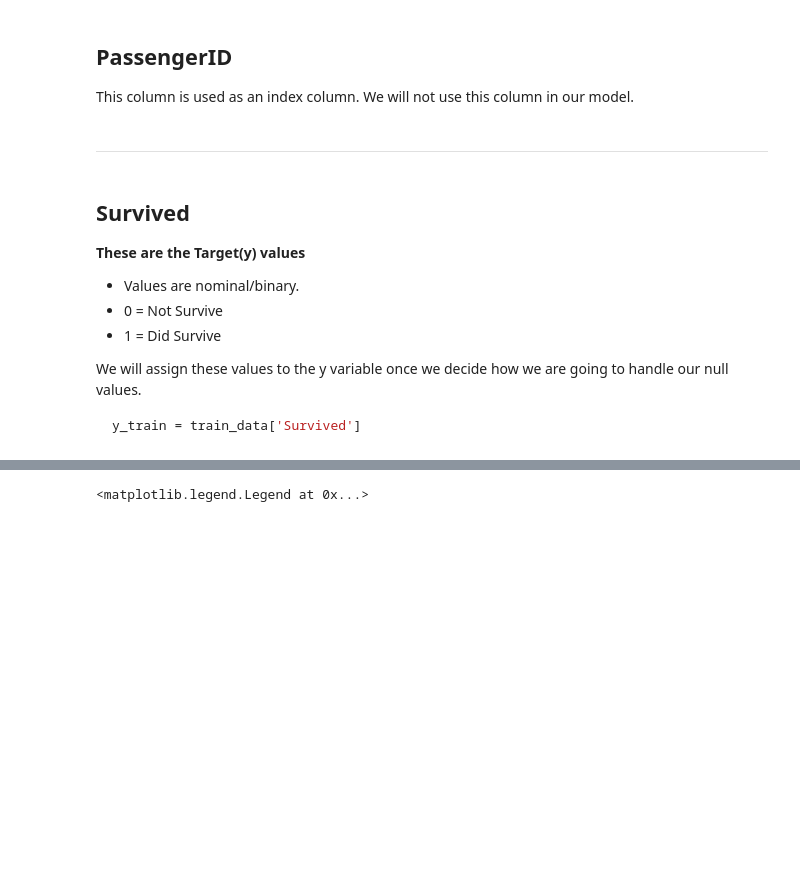
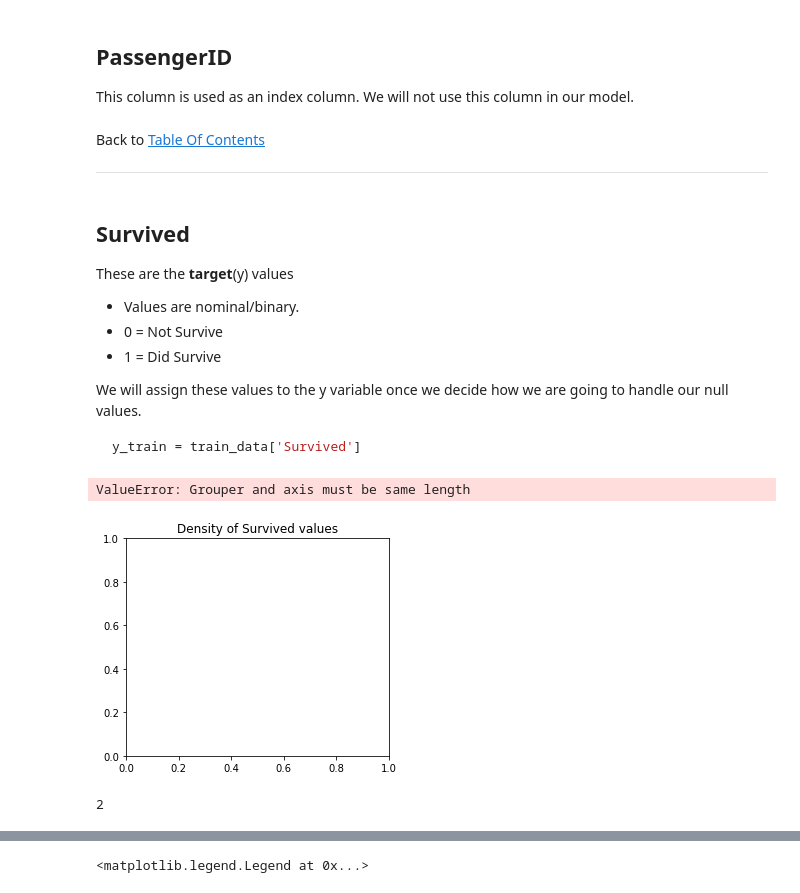
Before and after one commit to bperry555/kaggle, a Jupyter notebook: titanic/titanic.ipynb, the cells around one changed output, grey strips where cells are left out. Drawn from its saved outputs; the diff is of its cells as text; code cells hidden in the pictures; blank space fills up the shorter version.

````diff
--- a/titanic/titanic.ipynb
+++ b/titanic/titanic.ipynb
@@ -147,9 +153,11 @@ array([[<AxesSubplot:xlabel='Age', ylabel='Age'>,
 This column is used as an index column.  We will not use this column in our model.
-# %% [markdown]
-***
+# %% [markdown]
+Back to [Table Of Contents](#toc)
+***
 # %% [markdown]
 ## Survived ##
-__These are the Target(y) values__
+
+These are the **target**(y) values
 - Values are nominal/binary.
 - 0 = Not Survive
 - 1 = Did Survive
@@ -158,3 +166,28 @@ We will assign these values to the y variable once we decide how we are going to
 ```python
 y_train = train_data['Survived']
 ```
+# %%
+def small_multiples(df, base_cat, second_cat):
+
+
+    plt.figure(figsize=(16,4))
+
+    plt.subplot(1,3,1)
+    plt.title(f'Density of {df[base_cat].name} values')
+#     df[base_cat].value_counts(normalize=True).plot(kind='bar', color=color)
+    sns.barplot(x=df[base_cat].value_counts().index, y=df[base_cat][df[second_cat] == 'male'])
+    plt.subplot(1,3,2)
+    plt.title(df[base_cat].name)
+    df[base_cat][df[second_cat] == 'male'].value_counts().plot(kind='bar', color=color)
+    plt.subplot(1,3,3)
+    plt.title(df[base_cat].name)
+    df[base_cat][df[second_cat] == 'female'].value_counts().plot(kind='bar', color=color)
+# %%
+small_multiples(train_data, 'Survived', 'Sex')
+# %% [output]
+ValueError: Grouper and axis must be same length
+[figure, added]
+# %%
+train_data['Sex'].value_counts().index)
+# %% [output]
+2
````
Also changed, not shown: parts of 39 cells of this notebook.
